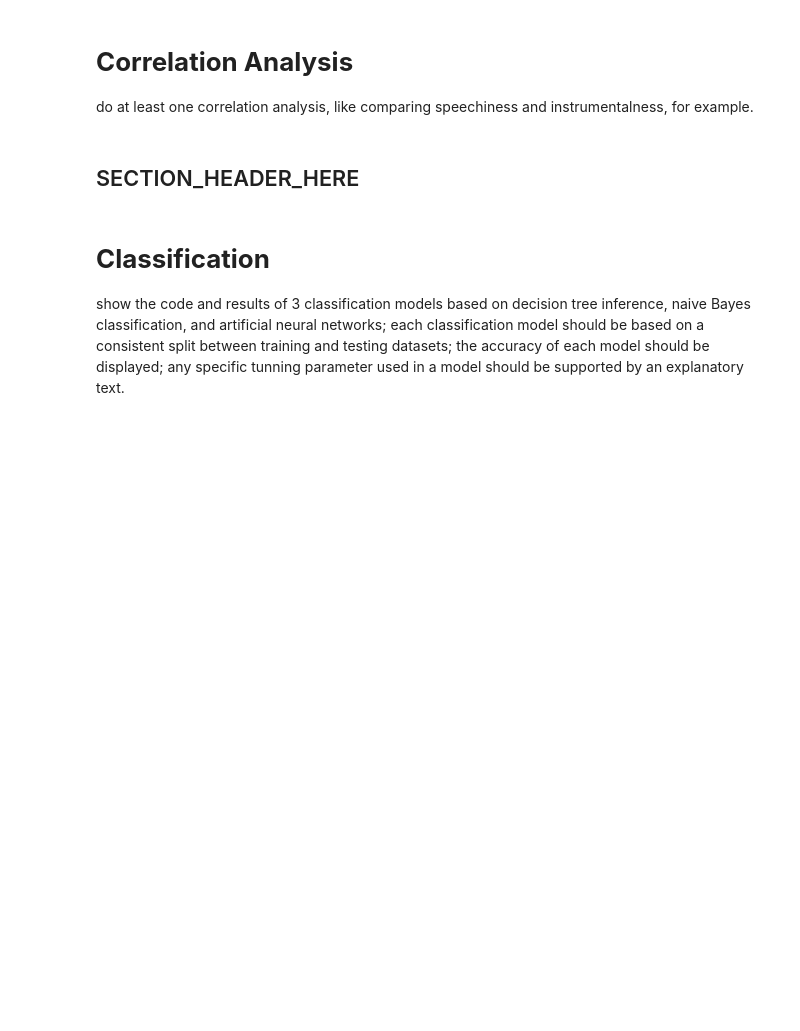
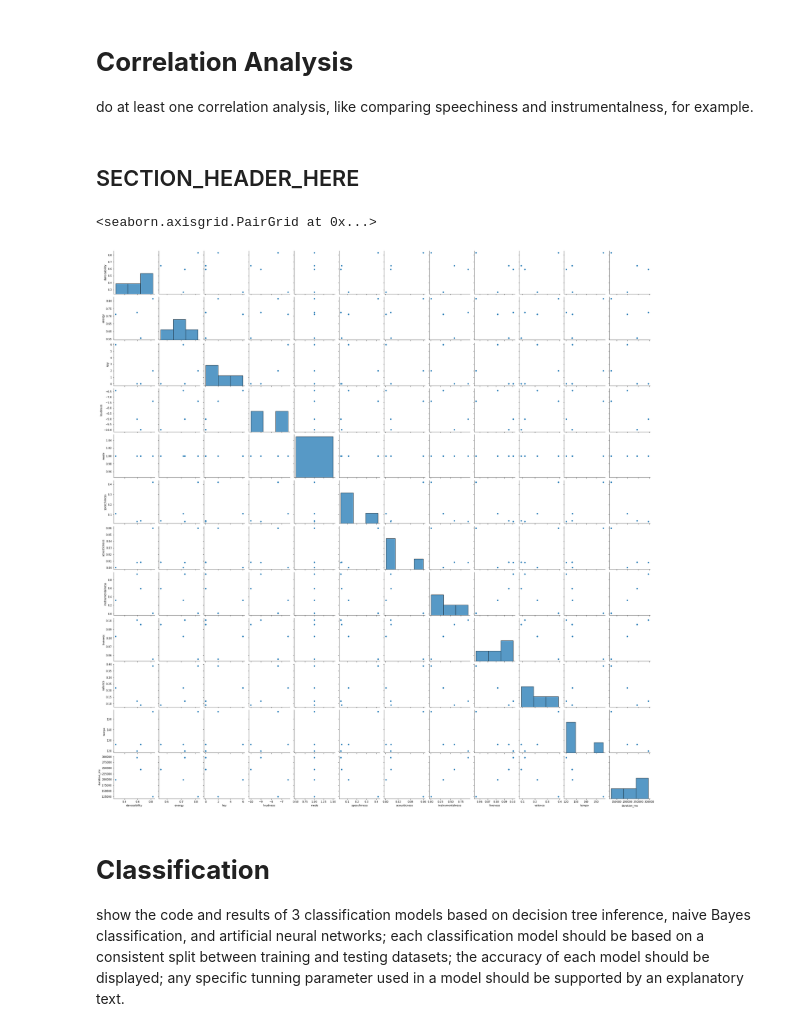
Before and after one commit to dmill166/21FCS390Z, a Jupyter notebook: Songs_Classifier_v2.ipynb, the cells around one changed output. Drawn from its saved outputs; the diff is of its cells as text; code cells hidden in the pictures; blank space fills up the shorter version.

```diff
--- a/Songs_Classifier_v2.ipynb
+++ b/Songs_Classifier_v2.ipynb
@@ -201,3 +224,9 @@ do at least one correlation analysis, like comparing speechiness and instrumenta
+# %%
+# Correlation analysis on first four attributes
+sb.pairplot(spotify_df[0:4])
+# %% [output]
+<seaborn.axisgrid.PairGrid at 0x...>
+[figure, added]
 # %% [markdown]
 # **Classification**
 
```
Also changed, not shown: parts of 8 cells of this notebook.
